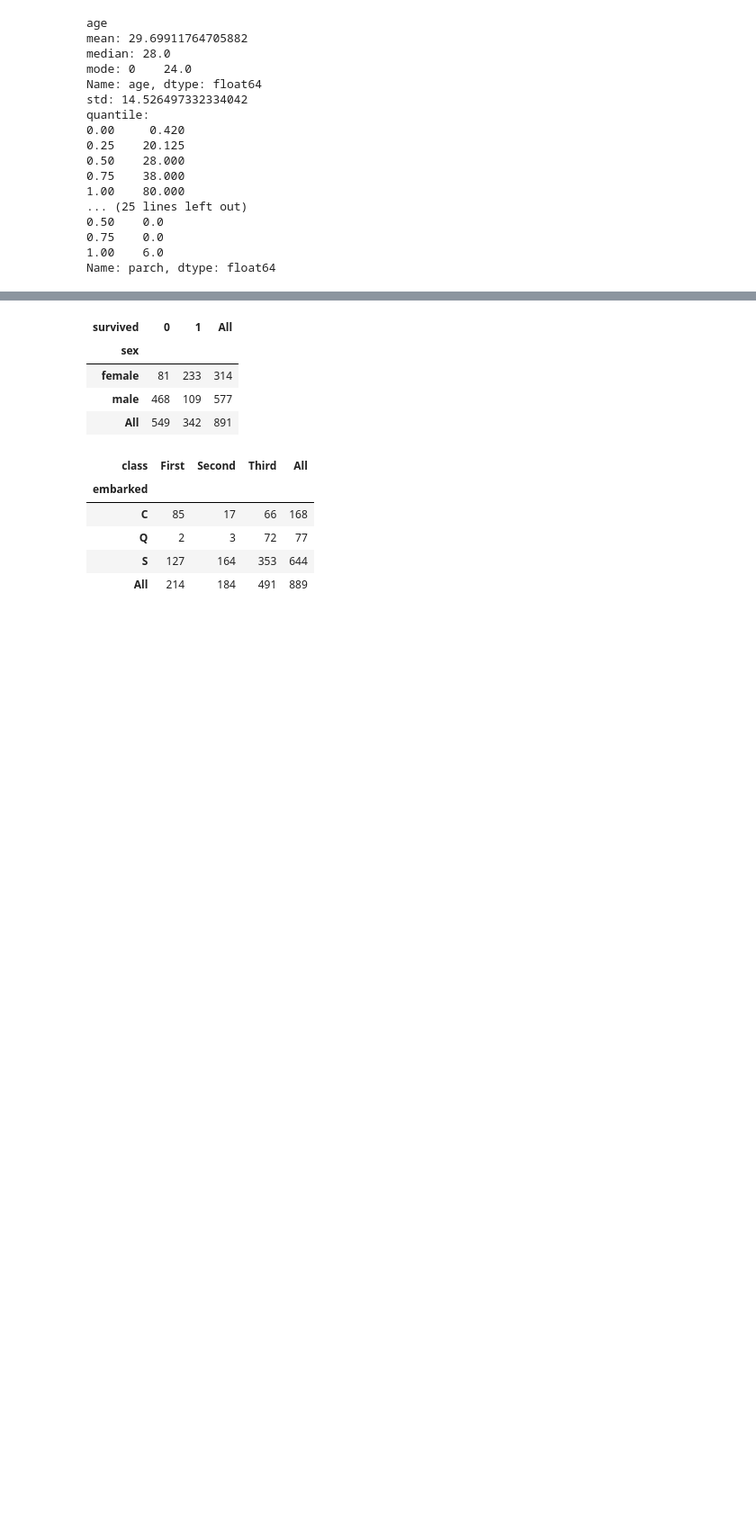
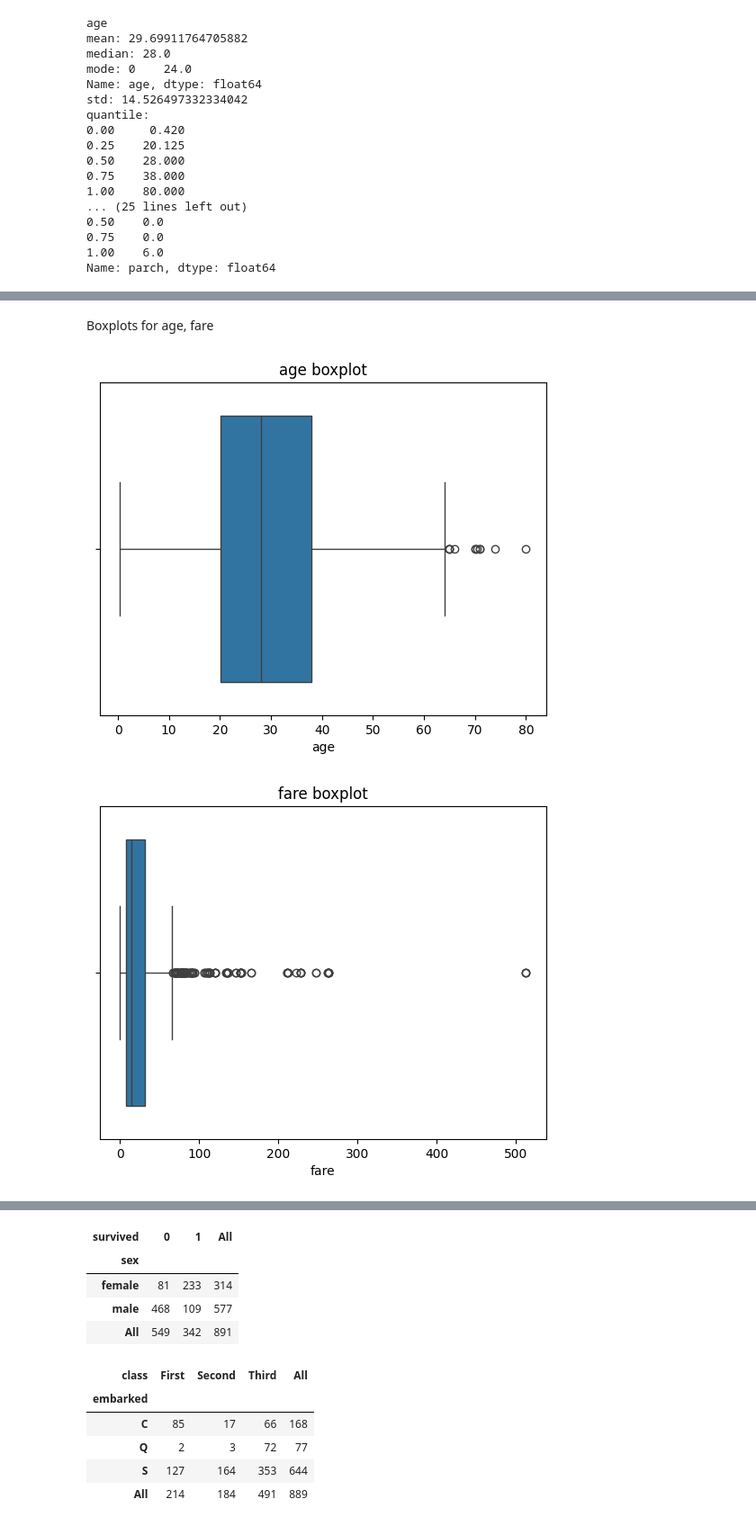
Before and after one commit to Swar028363/jupyter-notebooks, a Jupyter notebook: Collage_ML_Labs/Lab2.ipynb, the cells around one changed output, grey strips where cells are left out. Shown: that part at 90% size. Saved outputs shown, nothing was run; the diff lists cells and outputs as text; code cells hidden in the pictures; blank space fills up the shorter version.

```diff
--- a/Collage_ML_Labs/Lab2.ipynb
+++ b/Collage_ML_Labs/Lab2.ipynb
@@ -235,0 +225,12 @@ Text(0, 0.5, 'count')
+# %% [markdown]
+Boxplots for age, fare
+# %%
+cols = ['age', 'fare']
+for col in cols:
+    sns.boxplot(x=df[col])
+    plt.title(f"{col} boxplot")
+    plt.xlabel(col)
+    plt.show()
+# %% [output]
+[figure, added]
+[figure, added]
```
Also changed, not shown: parts of 129 cells of this notebook.
